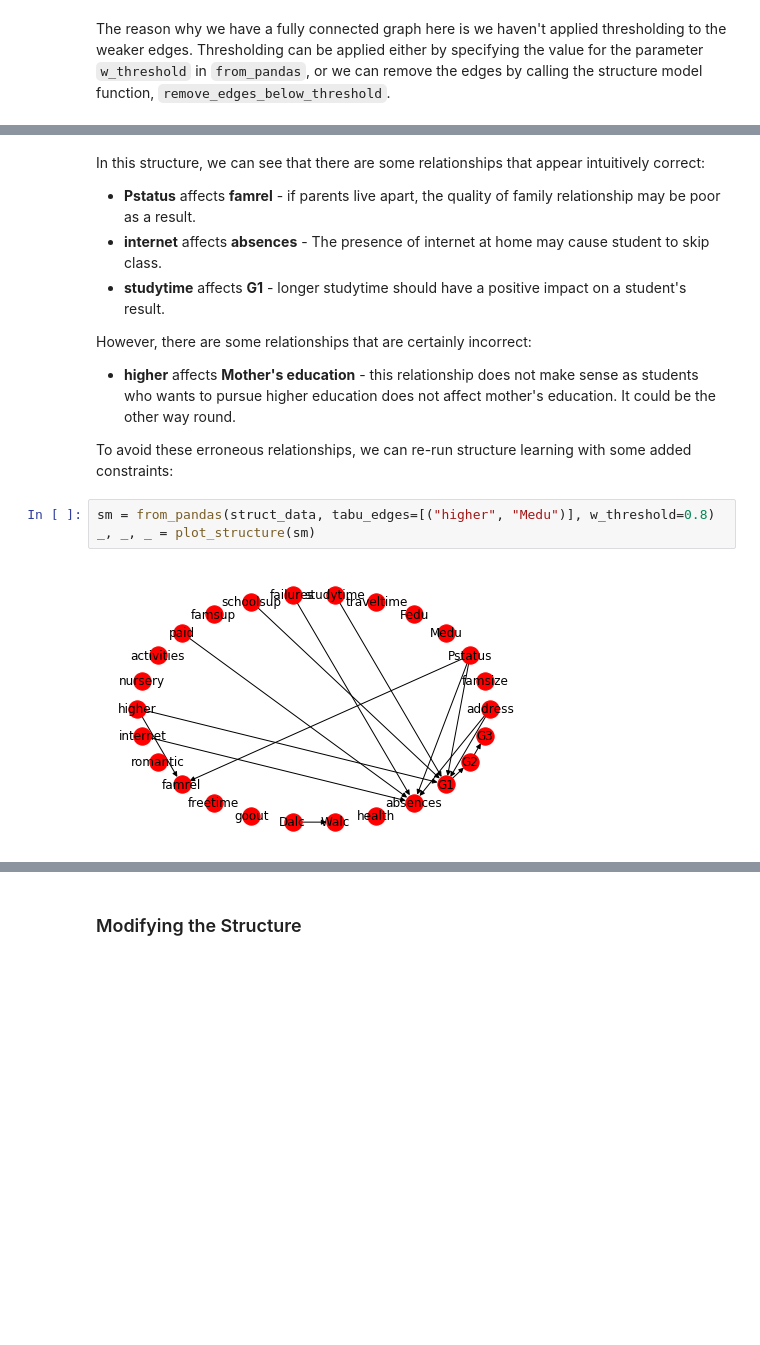
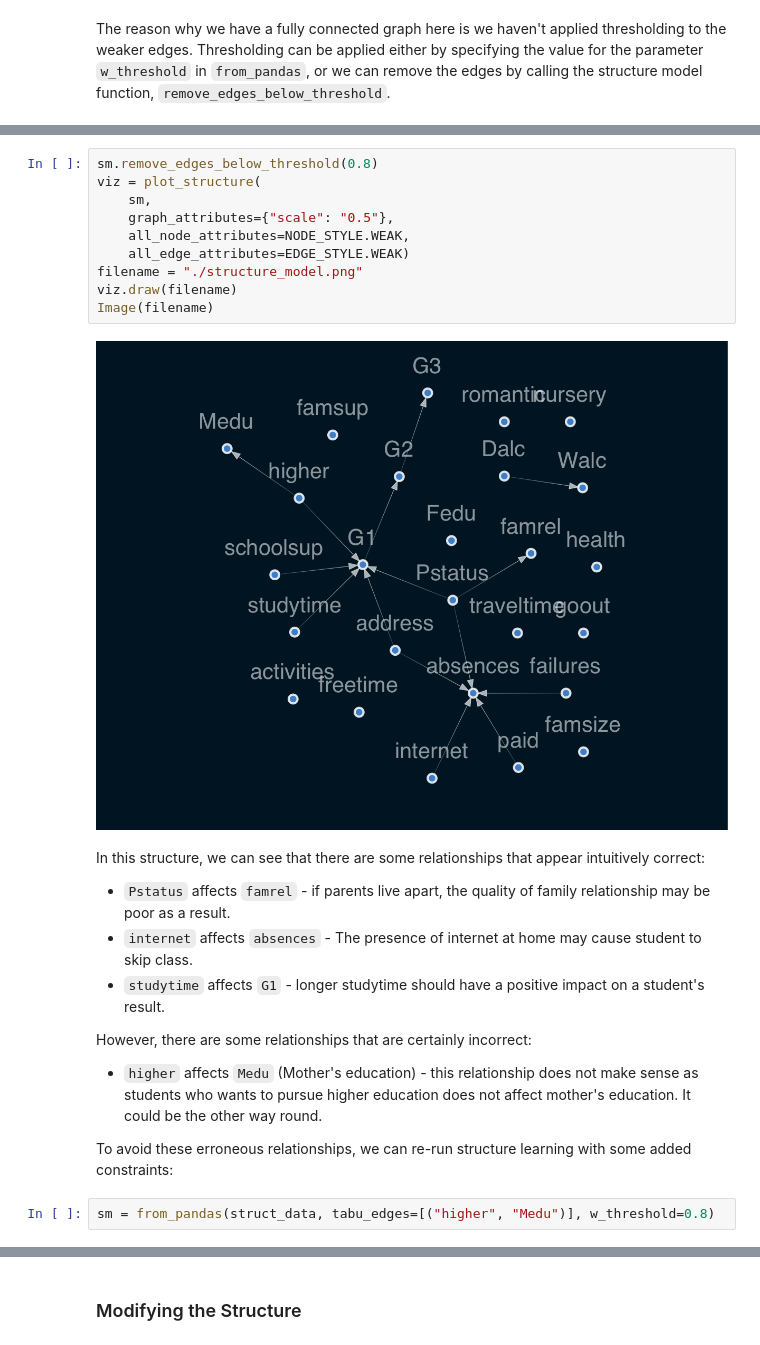
Before and after one commit to mckinsey/causalnex, a Jupyter notebook: docs/source/03_tutorial/03_tutorial.ipynb, the cells around one changed output, grey strips where cells are left out. Saved outputs shown, nothing was run; the diff lists cells and outputs as text; blank space fills up the shorter version.

```diff
--- a/docs/source/03_tutorial/03_tutorial.ipynb
+++ b/docs/source/03_tutorial/03_tutorial.ipynb
@@ -138,17 +141,26 @@ _, _, _ = plot_structure(sm)
+# %%
+sm.remove_edges_below_threshold(0.8)
+viz = plot_structure(
+    sm,
+    graph_attributes={"scale": "0.5"},
+    all_node_attributes=NODE_STYLE.WEAK,
+    all_edge_attributes=EDGE_STYLE.WEAK)
+filename = "./structure_model.png"
+viz.draw(filename)
+Image(filename)
+# %% [output]
+[figure, added]
 # %% [markdown]
 In this structure, we can see that there are some relationships that appear intuitively correct:
 
-* <strong>Pstatus</strong> affects <strong>famrel</strong> - if parents live apart, the quality of family relationship may be poor as a result.
-* <strong>internet</strong> affects <strong>absences</strong> - The presence of internet at home may cause student to skip class.
-* <strong>studytime</strong> affects <strong>G1</strong> - longer studytime should have a positive impact on a student's result.
+* `Pstatus` affects `famrel` - if parents live apart, the quality of family relationship may be poor as a result.
+* `internet` affects `absences` - The presence of internet at home may cause student to skip class.
+* `studytime` affects `G1` - longer studytime should have a positive impact on a student's result.
 
 However, there are some relationships that are certainly incorrect:
 
-* <strong>higher</strong> affects <strong>Mother's education</strong> - this relationship does not make sense as students who wants to pursue higher education does not affect mother's education. It could be the other way round.
+* `higher` affects `Medu` (Mother's education) - this relationship does not make sense as students who wants to pursue higher education does not affect mother's education. It could be the other way round.
 
 To avoid these erroneous relationships, we can re-run structure learning with some added constraints:
 # %%
 sm = from_pandas(struct_data, tabu_edges=[("higher", "Medu")], w_threshold=0.8)
-_, _, _ = plot_structure(sm)
-# %% [output]
-[figure, removed]
```
Also changed, not shown: parts of 12 cells of this notebook, 16 other files.
